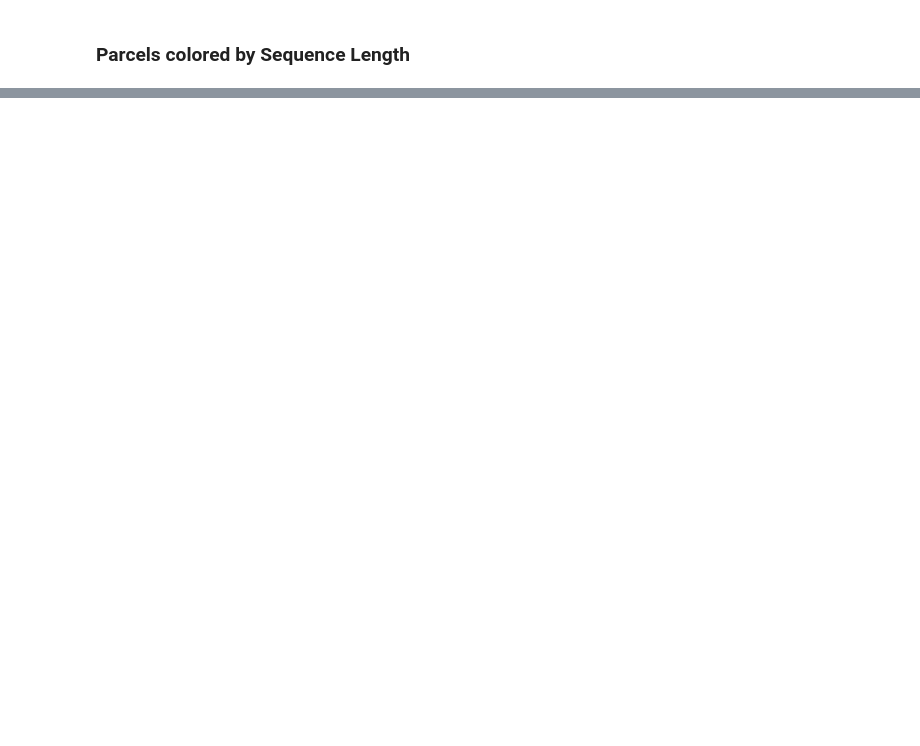
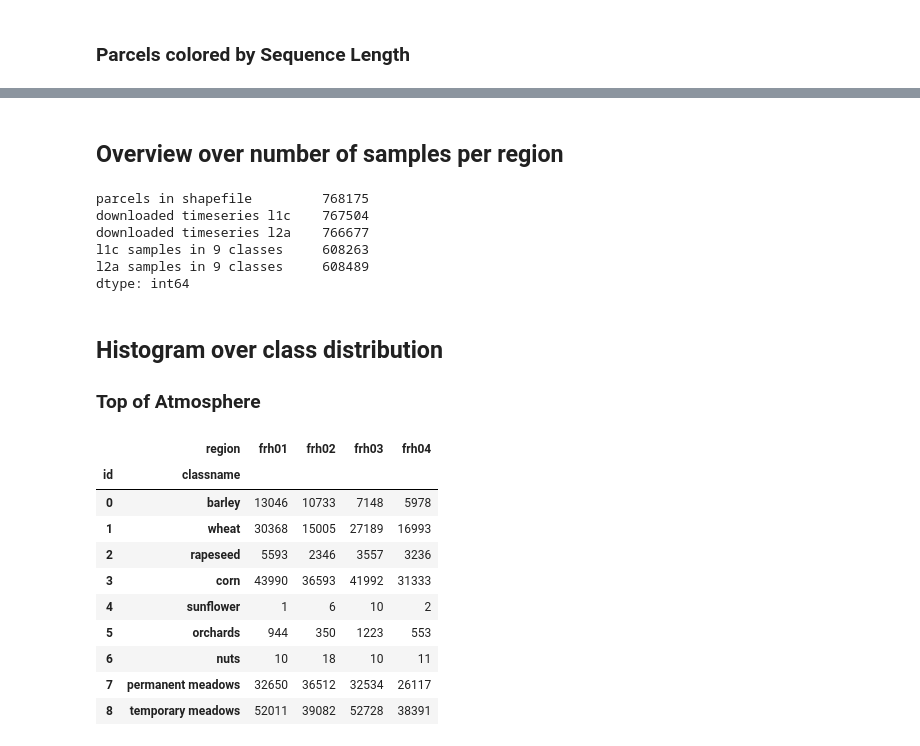
Before and after one commit to dl4sits/BreizhCrops, a Jupyter notebook: notebooks/02_BreizhCrops-Field-Parcels.ipynb, the cells around one changed output, grey strips where cells are left out. Saved outputs shown, nothing was run; the diff lists cells and outputs as text; code cells hidden in the pictures; blank space fills up the shorter version.

Commit message:
improved dataset overview notebook and added classid to dataset.index

```diff
--- a/notebooks/02_BreizhCrops-Field-Parcels.ipynb
+++ b/notebooks/02_BreizhCrops-Field-Parcels.ipynb
@@ -81,0 +130,43 @@ rdf.plot(column="sequencelength",ax=ax, cax=cax, cmap='viridis', legend=True)
+# %% [markdown]
+## Overview over number of samples per region
+# %%
+df = pd.DataFrame([
+    ["frh01",len(frh01_gdf),len(pd.read_csv(frh01.indexfile)),len(pd.read_csv(frh01l2a.indexfile)),len(frh01),len(frh01l2a)],
+    ["frh02",len(frh02_gdf),len(pd.read_csv(frh02.indexfile)),len(pd.read_csv(frh02l2a.indexfile)),len(frh02),len(frh02l2a)],
+    ["frh03",len(frh03_gdf),len(pd.read_csv(frh03.indexfile)),len(pd.read_csv(frh03l2a.indexfile)),len(frh03),len(frh03l2a)],
+    ["frh04",len(frh04_gdf),len(pd.read_csv(frh04.indexfile)),len(pd.read_csv(frh04l2a.indexfile)),len(frh04),len(frh04l2a)],
+], columns=["region","parcels in shapefile","downloaded timeseries l1c", "downloaded timeseries l2a", "l1c samples in 9 classes", "l2a samples in 9 classes"]).set_index("region")
+df.sum()
+# %% [output]
+parcels in shapefile         768175
+downloaded timeseries l1c    767504
+downloaded timeseries l2a    766677
+l1c samples in 9 classes     608263
+l2a samples in 9 classes     608489
+dtype: int64
+# %% [markdown]
+## Histogram over class distribution
+
+### Top of Atmosphere
+# %%
+rows = list()
+for ds in [frh01,frh02,frh03,frh04]:
+    row = ds.index.groupby(["id","classname"]).count()["CODE_CULTU"].to_dict()
+    row["region"] = ds.region
+    rows.append(row)
+a = pd.DataFrame(rows).set_index("region").T
+a.index = pd.MultiIndex.from_tuples(a.index, names=["id","classname"])
+a.to_csv("/tmp/l1c_counts.csv")
+a
+# %% [output]
+|  | region | frh01 | frh02 | frh03 | frh04 |
+| id | classname |  |  |  |  |
+| 0 | barley | 13046 | 10733 | 7148 | 5978 |
+| 1 | wheat | 30368 | 15005 | 27189 | 16993 |
+| 2 | rapeseed | 5593 | 2346 | 3557 | 3236 |
+| 3 | corn | 43990 | 36593 | 41992 | 31333 |
+| 4 | sunflower | 1 | 6 | 10 | 2 |
+| 5 | orchards | 944 | 350 | 1223 | 553 |
+| 6 | nuts | 10 | 18 | 10 | 11 |
+| 7 | permanent meadows | 32650 | 36512 | 32534 | 26117 |
+| 8 | temporary meadows | 52011 | 39082 | 52728 | 38391 |
```
Also changed, not shown: parts of 13 cells of this notebook, 2 other files.
